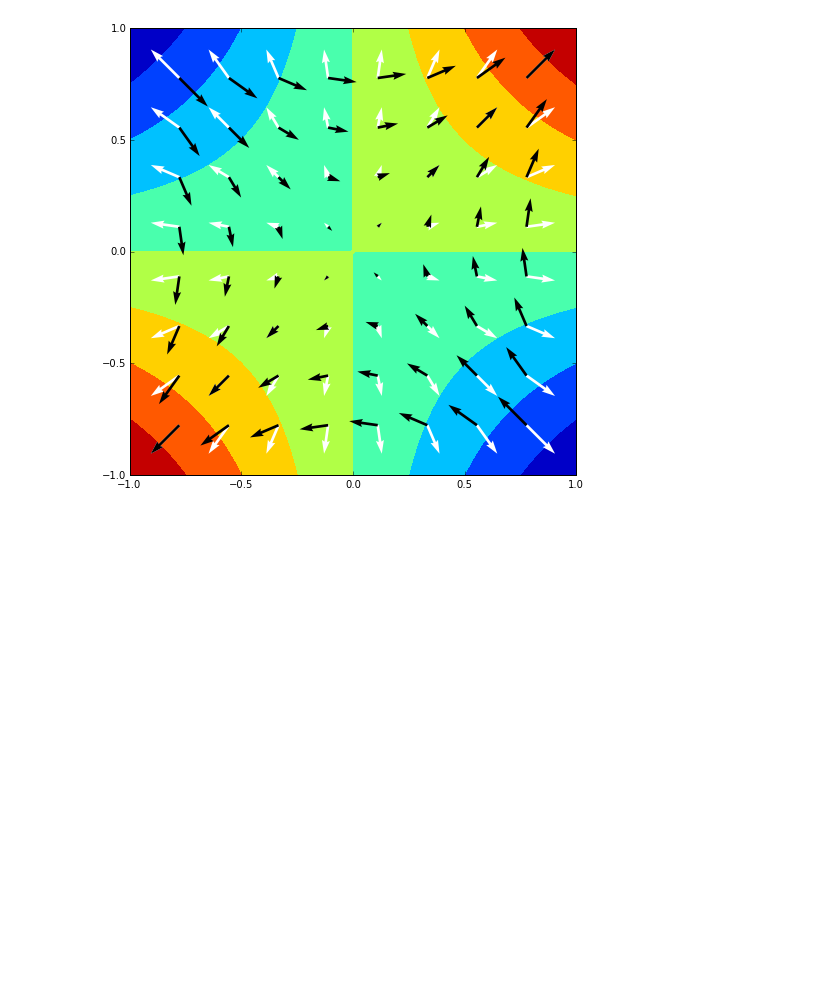
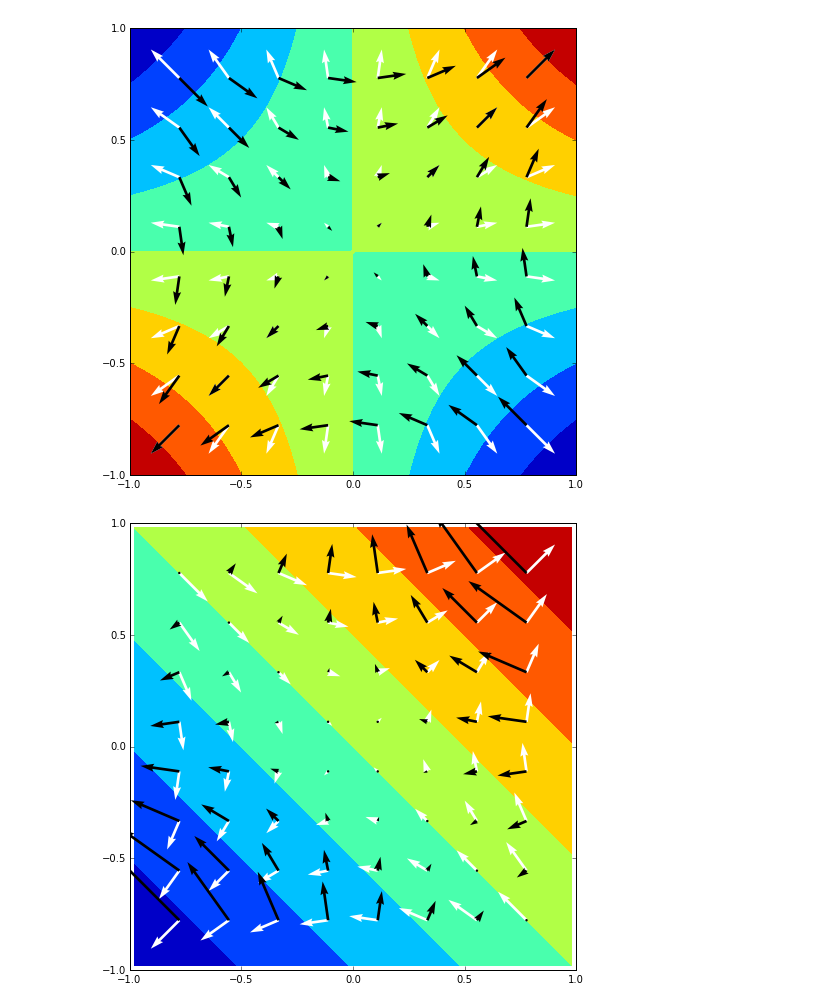
Before and after one commit to drufat/dec, a Jupyter notebook: notebooks/grids.ipynb, the cells around one changed output. Saved outputs shown, nothing was run; the diff lists cells and outputs as text; code cells hidden in the pictures; blank space fills up the shorter version.

```diff
--- a/notebooks/grids.ipynb
+++ b/notebooks/grids.ipynb
@@ -108,3 +108,11 @@ def p(ax):
 format_fig(g, p)
 # %% [output]
 [figure]
+# %%
+# Divergence
+f = form(1, c, (x**3,y**3))
+fd = f.P(g, True)
+def p(ax):
+    ax.contourf(XX, YY, (fd.H.D+g.BC(f.H)).H.R(XX, YY))
+    ax.quiver(X, Y, *fd.R(X, Y), color='black')
+format_fig(g, p)
@@ -176,3 +186,15 @@ def p(ax):
 format_fig(g, p)
 # %% [output]
 [figure]
+# %%
+#Contraction / innner product f1.C(f2)
+f1 = form(1, c, (y, x)).P(g, True)
+f2 = form(2, c, (y+x,)).P(g, True)
+def p(ax):
+    X, Y = get_meshgrid(10, 10)
+    ax.contourf(XX, YY, f2.R(XX, YY))
+    ax.quiver(X, Y, *f1.R(X, Y), color='white')
+    ax.quiver(X, Y, *f1.C(f2).R(X, Y), color='black')
+format_fig(g, p)
+# %% [output]
+[figure, added]
```
Also changed, not shown: parts of 1 cell of this notebook, 6 other files.
